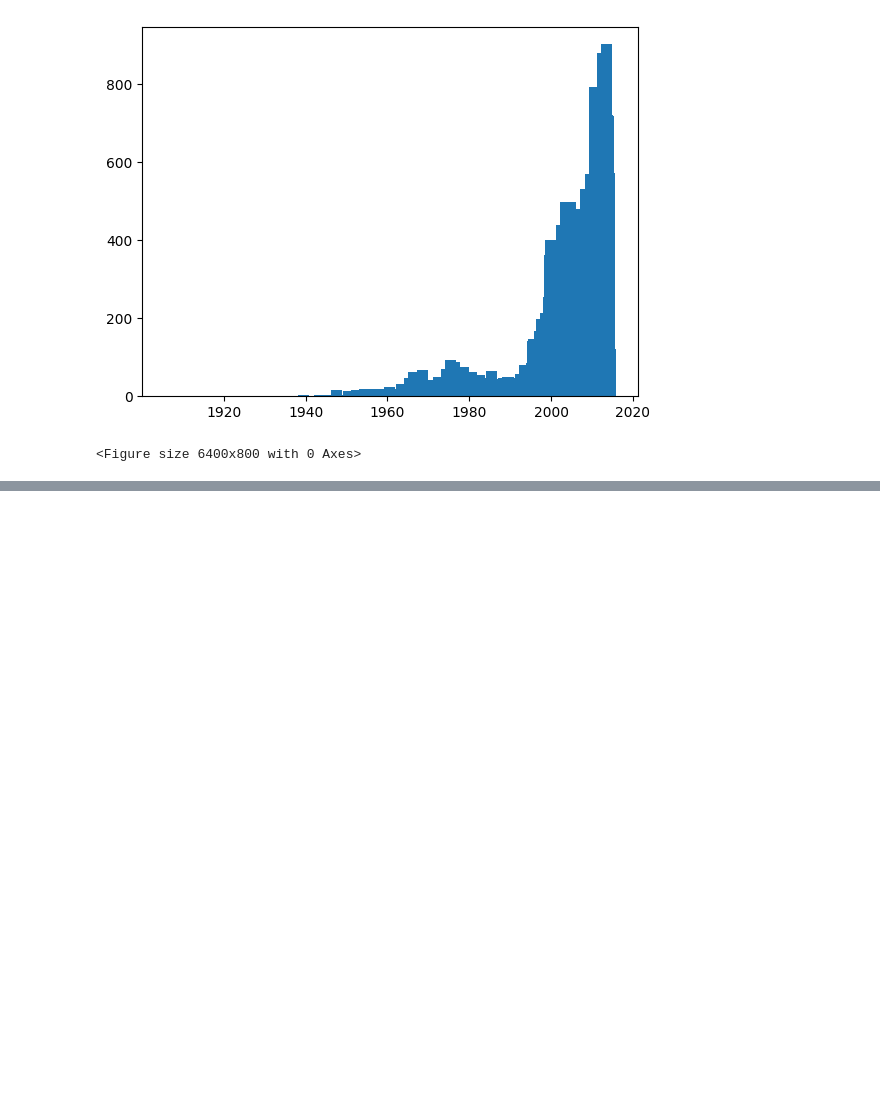
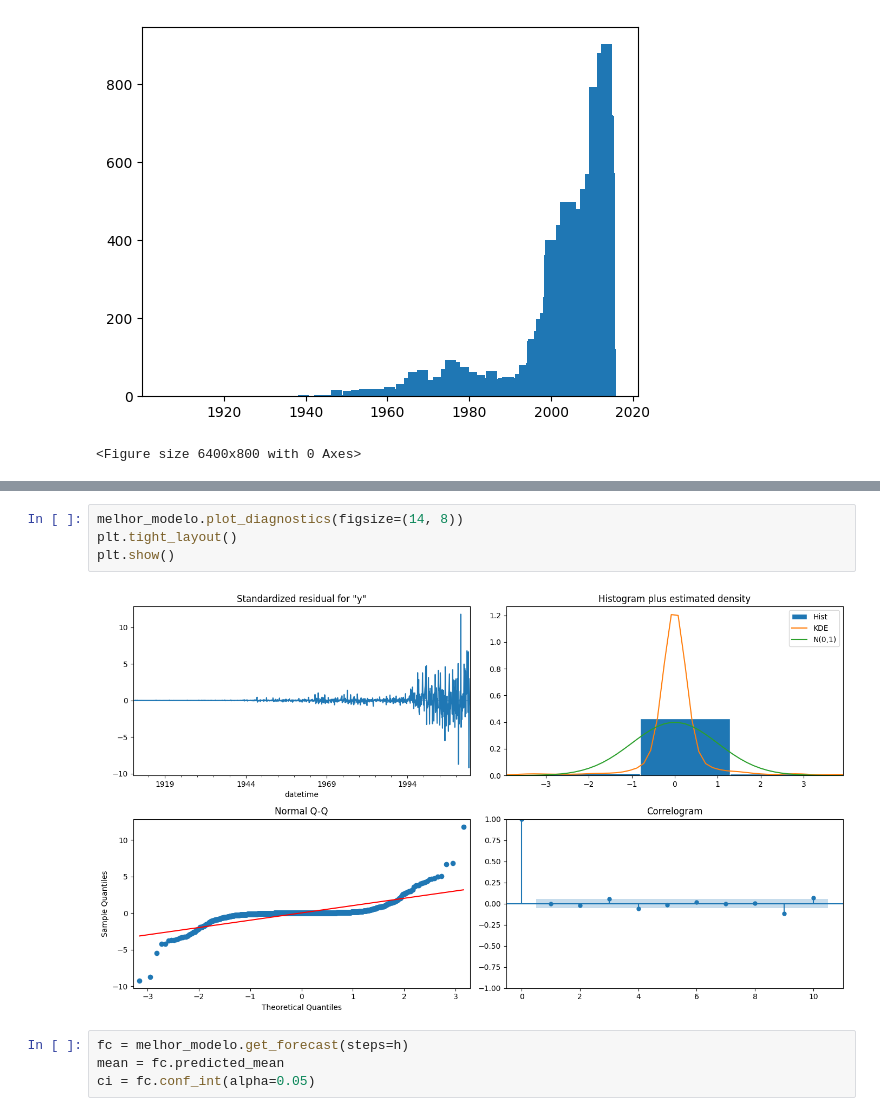
Before and after one commit to RafaelBarretoCruz/previsao-aliens, a Jupyter notebook: notebook.ipynb, the cells around one changed output, grey strips where cells are left out. Saved outputs shown, nothing was run; the diff lists cells and outputs as text; blank space fills up the shorter version.

```diff
--- a/notebook.ipynb
+++ b/notebook.ipynb
@@ -28,0 +142,10 @@ plt.show()
+# %%
+melhor_modelo.plot_diagnostics(figsize=(14, 8))
+plt.tight_layout()
+plt.show()
+# %% [output]
+[figure, added]
+# %%
+fc = melhor_modelo.get_forecast(steps=h)
+mean = fc.predicted_mean
+ci = fc.conf_int(alpha=0.05)
```
Also changed, not shown: parts of 7 cells of this notebook.
